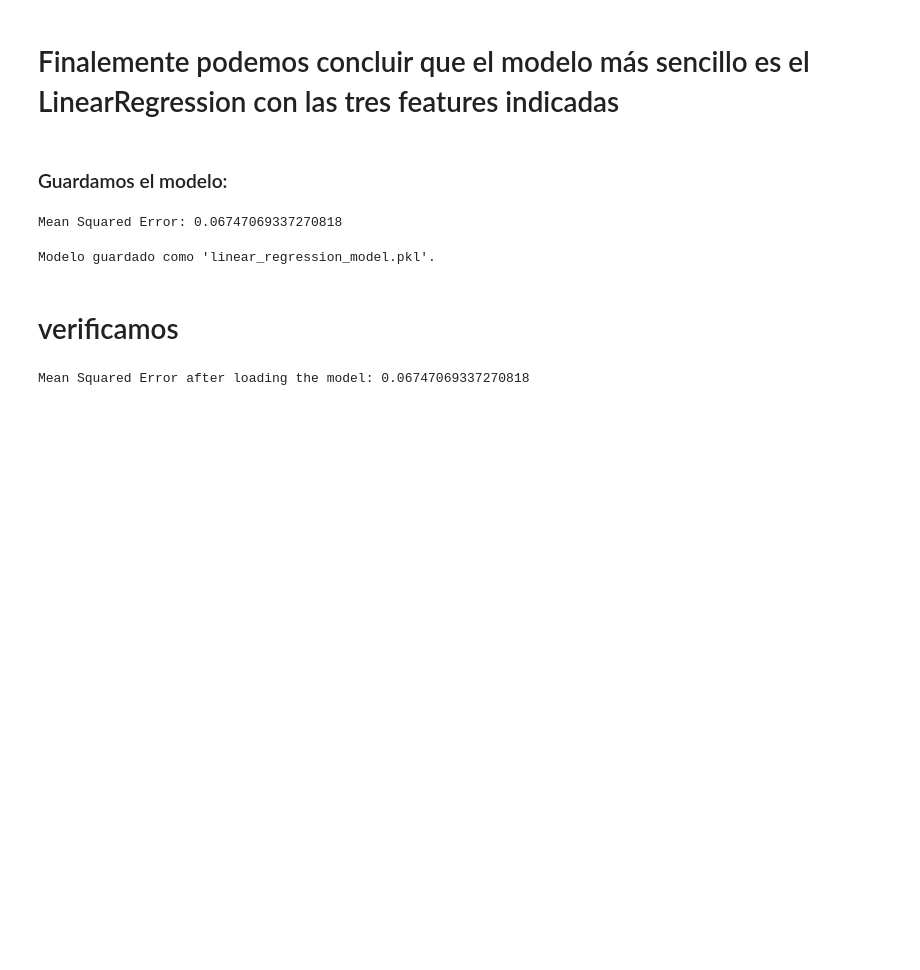
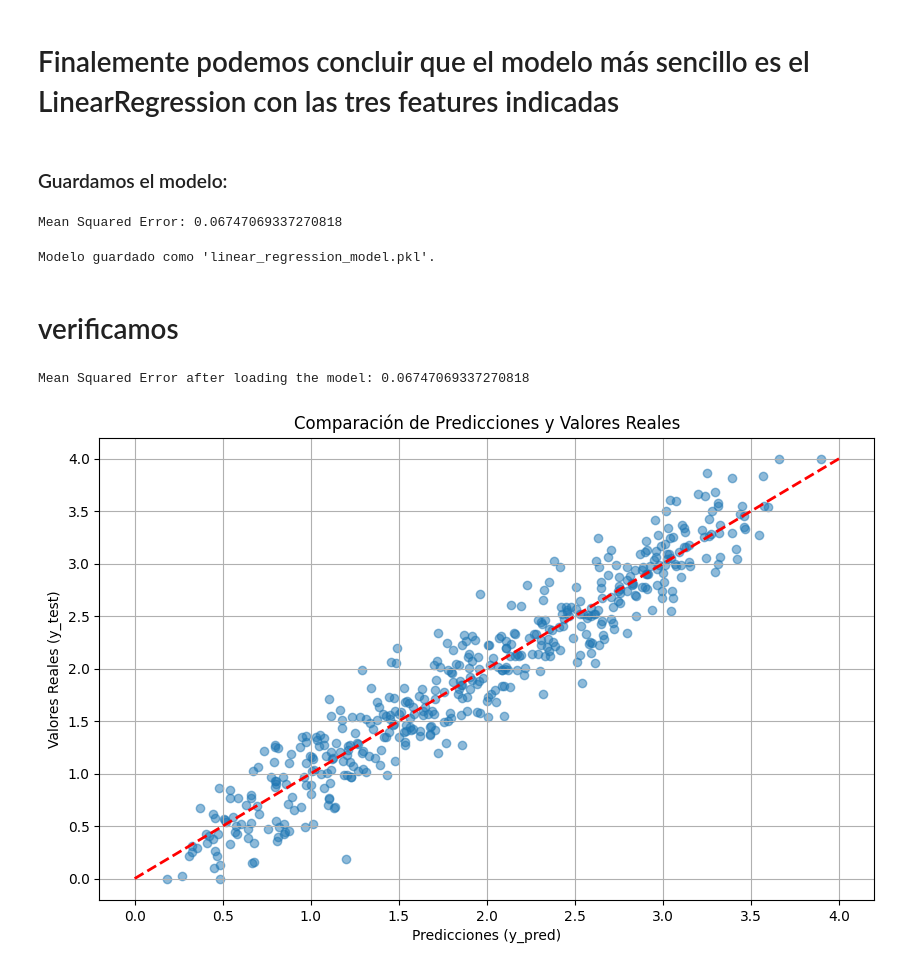
Before and after one commit to aritzcerezo/Student-s-Performance-ML-Problem, a Jupyter notebook: gpa_predictor.ipynb, the cells around one changed output. Cells and saved outputs as stored; diff of their text form; code cells hidden in the pictures; blank space fills up the shorter version.

```diff
--- a/gpa_predictor.ipynb
+++ b/gpa_predictor.ipynb
@@ -660,3 +660,15 @@ mse = mean_squared_error(y_test, y_pred)
 print(f'Mean Squared Error after loading the model: {mse}')
 # %% [output]
 Mean Squared Error after loading the model: 0.06747069337270818
+# %%
+# Crear la gráfica de dispersión
+plt.figure(figsize=(10, 6))
+plt.scatter(y_pred, y_test, alpha=0.5)
+plt.plot([min(y_test), max(y_test)], [min(y_test), max(y_test)], 'r--', lw=2)
+plt.xlabel('Predicciones (y_pred)')
+plt.ylabel('Valores Reales (y_test)')
+plt.title('Comparación de Predicciones y Valores Reales')
+plt.grid(True)
+plt.show()
+# %% [output]
+[figure, added]
```
Also changed, not shown: parts of 2 cells of this notebook.
